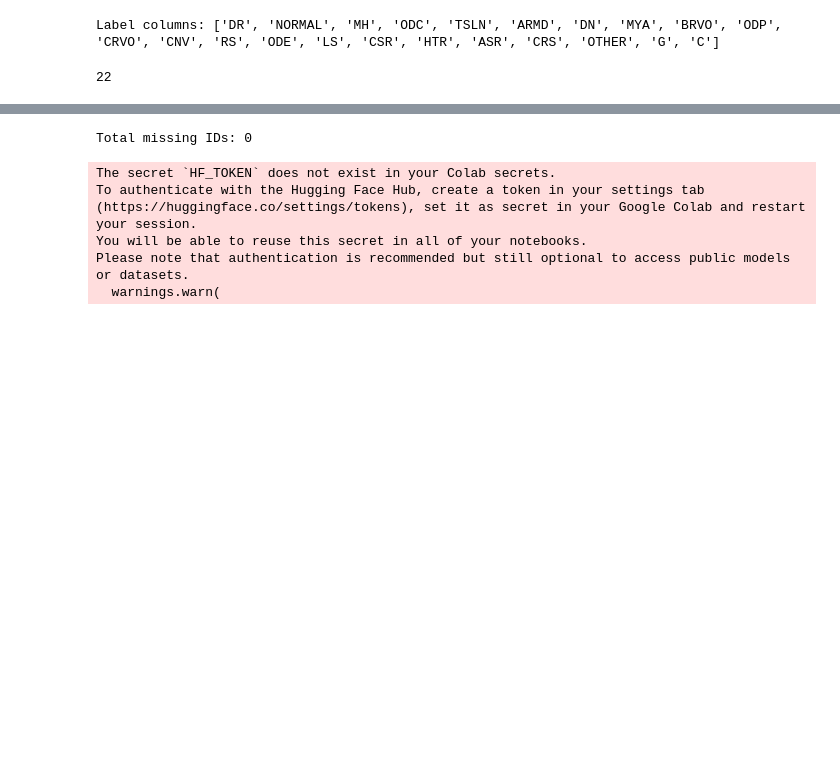
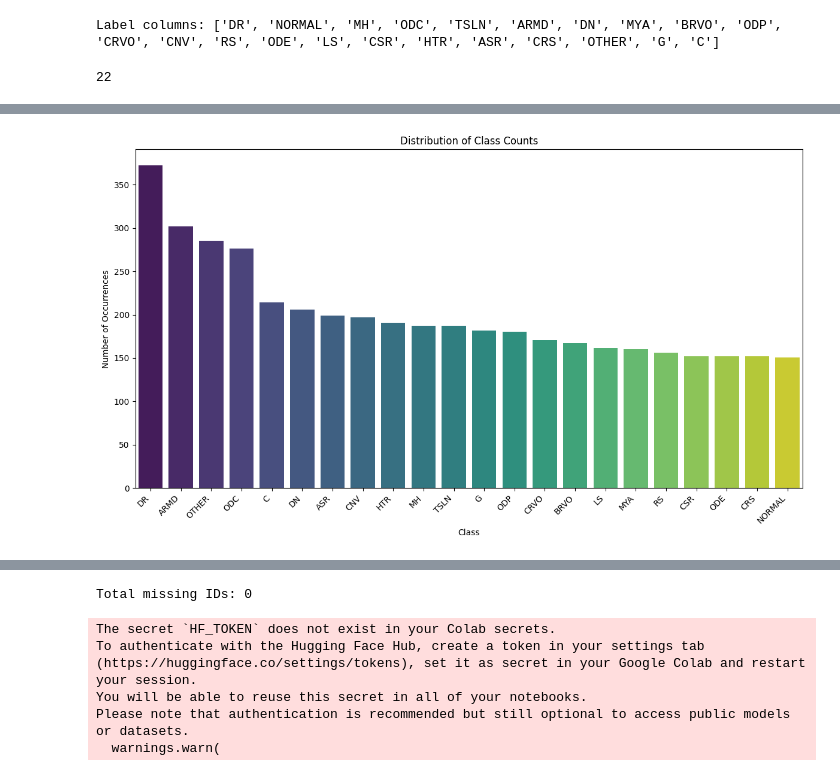
Before and after one commit to fajrunwm/rac, a Jupyter notebook: rac_vit_combined_data_mured_odir_v2c.ipynb, the cells around one changed output, grey strips where cells are left out. Cells and saved outputs as stored; diff of their text form; code cells hidden in the pictures; blank space fills up the shorter version.

```diff
--- a/rac_vit_combined_data_mured_odir_v2c.ipynb
+++ b/rac_vit_combined_data_mured_odir_v2c.ipynb
@@ -323,3 +323,10 @@ Label columns: ['DR', 'NORMAL', 'MH', 'ODC', 'TSLN', 'ARMD', 'DN', 'MYA', 'BRVO'
 len(label_cols)
 # %% [output]
 22
+# %%
+class_counts = {}
+for col in label_cols:
+    class_counts[col] = df[col].sum()
+
+for cls, count in class_counts.items():
+    print(f"{cls}: {count}")
@@ -326,3 +351,25 @@ len(label_cols)
+# %%
+import matplotlib.pyplot as plt
+import seaborn as sns
+import pandas as pd
+
+# Convert the class_counts dictionary to a pandas DataFrame for easier plotting
+class_counts_df = pd.DataFrame(class_counts.items(), columns=['Class', 'Count'])
+
+# Sort the DataFrame by count for better visualization (optional)
+class_counts_df = class_counts_df.sort_values(by='Count', ascending=False)
+
+# Create the bar plot
+plt.figure(figsize=(12, 7))
+sns.barplot(x='Class', y='Count', data=class_counts_df, palette='viridis', hue='Class', legend=False)
+plt.title('Distribution of Class Counts')
+plt.xlabel('Class')
+plt.ylabel('Number of Occurrences')
+plt.xticks(rotation=45, ha='right') # Rotate x-axis labels for readability
+plt.tight_layout() # Adjust layout to prevent labels from overlapping
+plt.show()
+# %% [output]
+[figure, added]
 # %%
 def safe_getitem(ds, idx):
     try:
```
Also changed, not shown: parts of 11 cells of this notebook.
